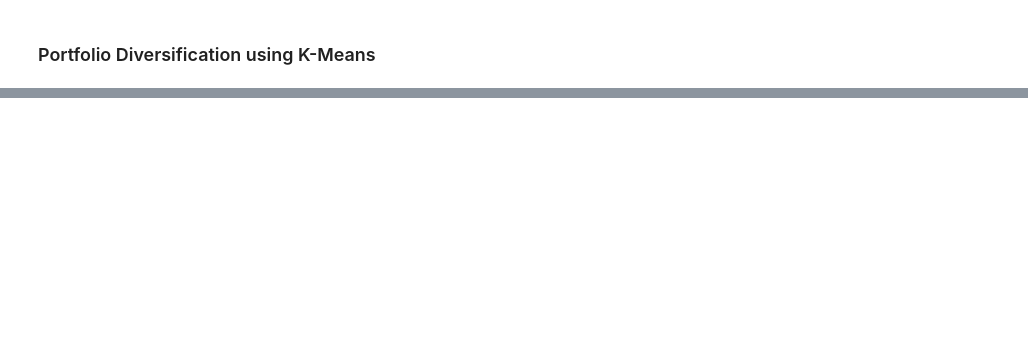
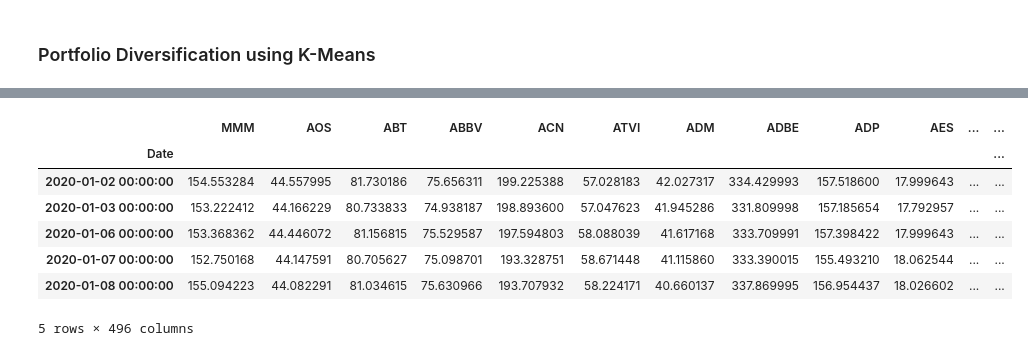
Before and after one commit to aniket-khanchi/ML_Projects, a Jupyter notebook: Portfolio_diversification_using_K_Means.ipynb, the cells around one changed output, grey strips where cells are left out. Drawn from its saved outputs; the diff is of its cells as text; code cells hidden in the pictures; blank space fills up the shorter version.

```diff
--- a/Portfolio_diversification_using_K_Means.ipynb
+++ b/Portfolio_diversification_using_K_Means.ipynb
@@ -27,0 +21,23 @@ ModuleNotFoundError: No module named 'pandas_datareader'
+# %%
+# Define the url
+sp500_url = 'https://en.wikipedia.org/wiki/List_of_S%26P_500_companies'
+
+# Read in the url and scrape ticker data
+data_table = pd.read_html(sp500_url)
+tickers = data_table[0]['Symbol'].values.tolist()
+tickers = [s.replace('\n', '') for s in tickers]
+tickers = [s.replace('.', '-') for s in tickers]
+tickers = [s.replace(' ', '') for s in tickers]
+# %%
+# Download prices
+prices_list = []
+for ticker in tickers:
+    try:
+        prices = yf.download(ticker,'2020-01-01','2022-12-02')['Adj Close']
+        prices = pd.DataFrame(prices)
+        prices.columns = [ticker]
+        prices_list.append(prices)
+    except:
+        pass
+    prices_df = pd.concat(prices_list,axis=1)
+prices_df.sort_index(inplace=True)
@@ -27,0 +100,6 @@ ModuleNotFoundError: No module named 'pandas_datareader'
+# %%
+# Remove columns with Null values
+prices_df.dropna(axis=1, inplace=True)
+
+# Print the DataFrame
+print(prices_df)
@@ -27,0 +124,11 @@ ModuleNotFoundError: No module named 'pandas_datareader'
+# %%
+prices_df.head()
+# %% [output]
+|  | MMM | AOS | ABT | ABBV | ACN | ATVI | ADM | ADBE | ADP | AES | ... | ... |
+| Date |  |  |  |  |  |  |  |  |  |  |  | ... |
+| 2020-01-02 00:00:00 | 154.553284 | 44.557995 | 81.730186 | 75.656311 | 199.225388 | 57.028183 | 42.027317 | 334.429993 | 157.518600 | 17.999643 | ... | ... |
+| 2020-01-03 00:00:00 | 153.222412 | 44.166229 | 80.733833 | 74.938187 | 198.893600 | 57.047623 | 41.945286 | 331.809998 | 157.185654 | 17.792957 | ... | ... |
+| 2020-01-06 00:00:00 | 153.368362 | 44.446072 | 81.156815 | 75.529587 | 197.594803 | 58.088039 | 41.617168 | 333.709991 | 157.398422 | 17.999643 | ... | ... |
+| 2020-01-07 00:00:00 | 152.750168 | 44.147591 | 80.705627 | 75.098701 | 193.328751 | 58.671448 | 41.115860 | 333.390015 | 155.493210 | 18.062544 | ... | ... |
+| 2020-01-08 00:00:00 | 155.094223 | 44.082291 | 81.034615 | 75.630966 | 193.707932 | 58.224171 | 40.660137 | 337.869995 | 156.954437 | 18.026602 | ... | ... |
+5 rows × 496 columns
```
Also changed, not shown: parts of 15 cells of this notebook.
